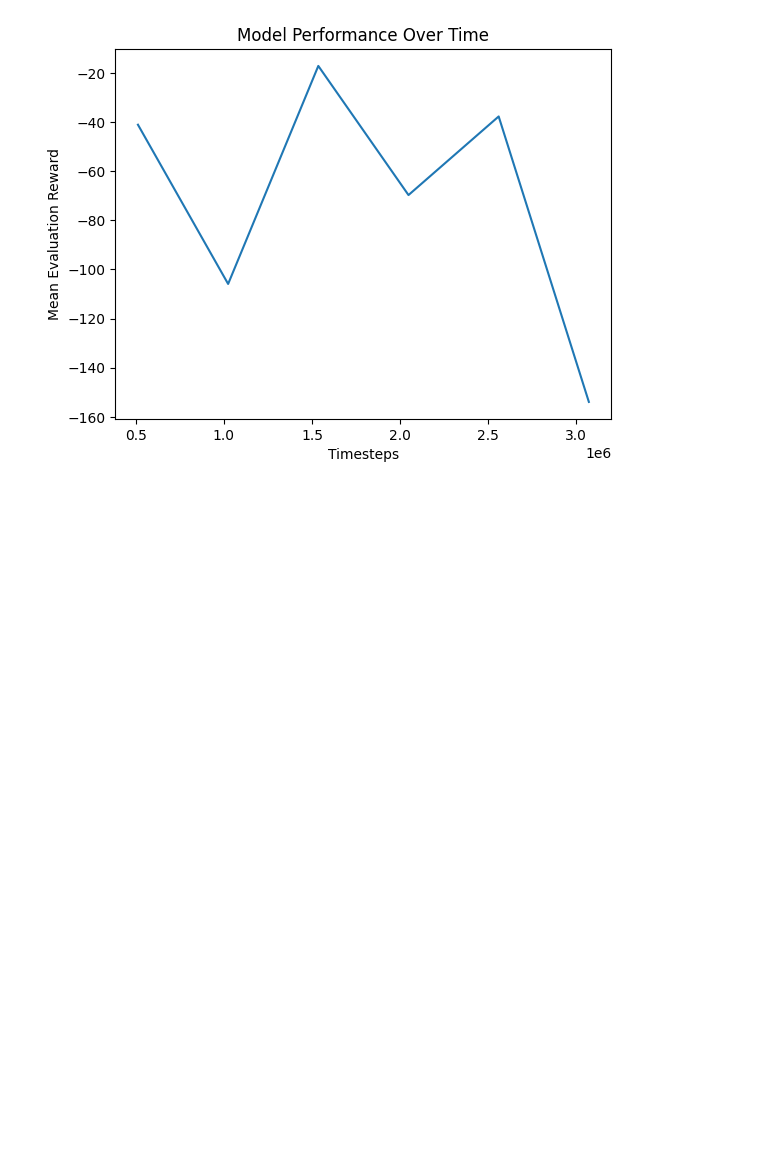
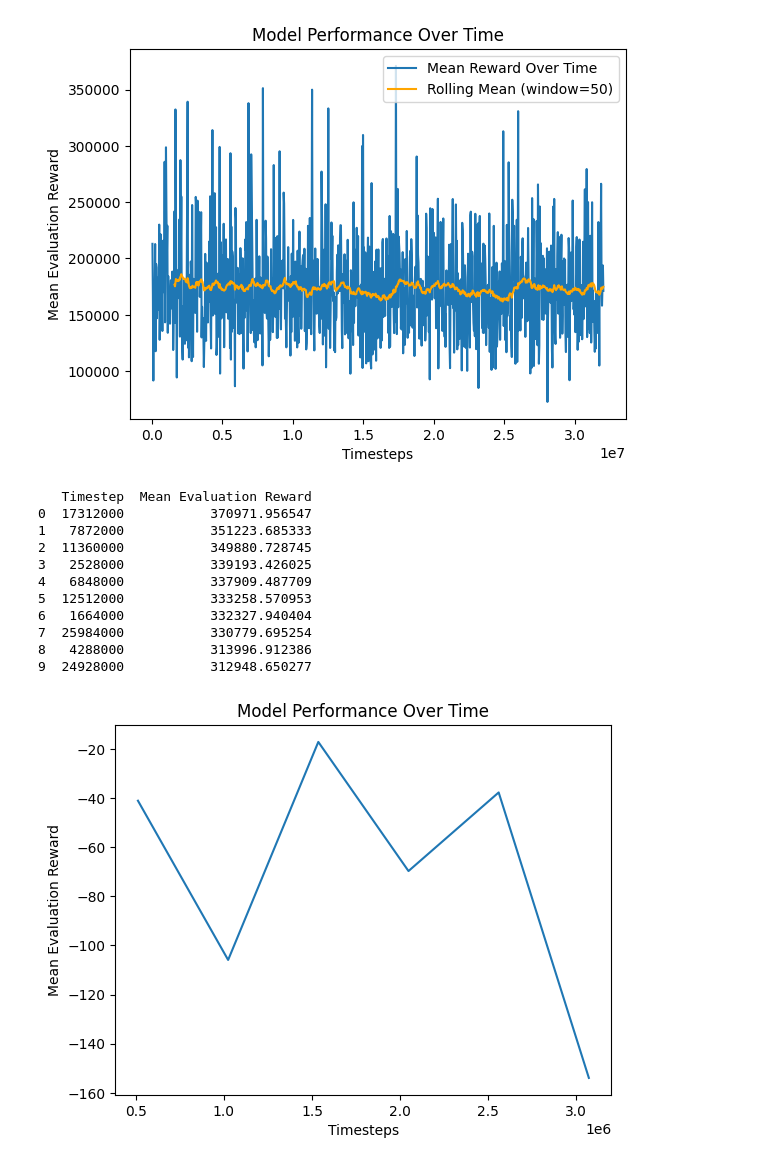
Before and after one commit to WillInvest/Dynamic_AMM, a Jupyter notebook: models/eval.ipynb, the cells around one changed output. Saved outputs shown, nothing was run; the diff lists cells and outputs as text; code cells hidden in the pictures; blank space fills up the shorter version.

```diff
--- a/models/eval.ipynb
+++ b/models/eval.ipynb
@@ -1,8 +0,0 @@
-# %%
-import numpy as np
-
-# Load the evaluations data
-evaluations = np.load("/home/shiftpub/AMM-Python/models/maker_model/evaluations.npz")
-
-# List all arrays in the file
-print(evaluations.files)
@@ -64,30 +40,20 @@ print(top_10_df)
-# %%
-def eval_plot_model(path):
-    evaluations = np.load(path)
-    timesteps = evaluations['timesteps']
-    results = evaluations['results']
-
-    # Plot the average evaluation rewards over time
-    plt.plot(timesteps, results.mean(axis=1))
-    plt.xlabel('Timesteps')
-    plt.ylabel('Mean Evaluation Reward')
-    plt.title('Model Performance Over Time')
-    plt.show()
-
-    # Compute the mean evaluation rewards at each timestep
-    mean_results = results.mean(axis=1)
-
-    # Sort the timesteps by the top 10 evaluation scores
-    top_10_indices = np.argsort(mean_results)[-10:][::-1]  # Get indices of top 10 evaluations, sorted in descending order
-    top_10_timesteps = timesteps[top_10_indices]
-    top_10_results = mean_results[top_10_indices]
-
-    top_10_df = pd.DataFrame({
-        'Timestep': top_10_timesteps,
-        'Mean Evaluation Reward': top_10_results
-    })
-
-    print(top_10_df)
+# %%
+path = '/home/shiftpub/AMM-Python/models/dummy_maker_model/evaluations.npz'
+
+eval_plot_model(path)
+# %% [output]
+[figure, added]
+   Timestep  Mean Evaluation Reward
+0  17312000           370971.956547
+1   7872000           351223.685333
+2  11360000           349880.728745
+3   2528000           339193.426025
+4   6848000           337909.487709
+5  12512000           333258.570953
+6   1664000           332327.940404
+7  25984000           330779.695254
+8   4288000           313996.912386
+9  24928000           312948.650277
 # %%
 for mc in np.arange(0.05, 1.05, 0.05):
     mc = np.round(mc, 2)
```
Also changed, not shown: parts of 4 cells of this notebook, 4 other files.
